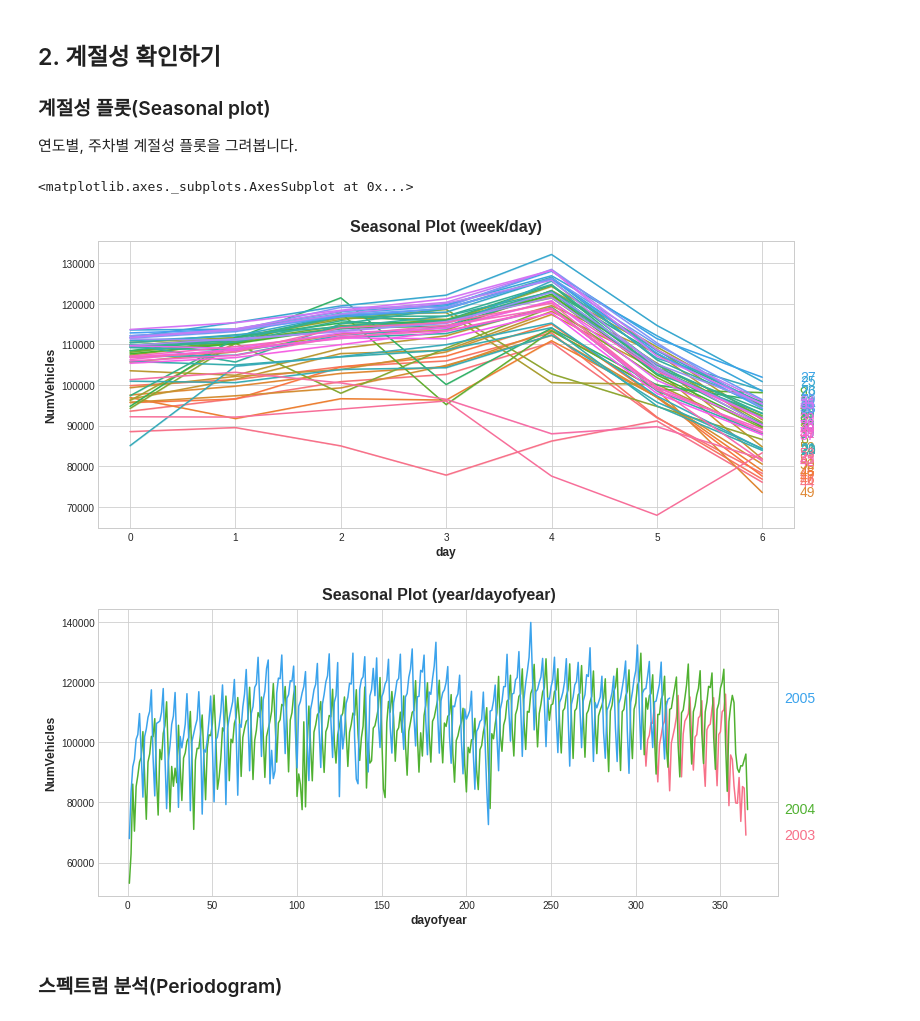
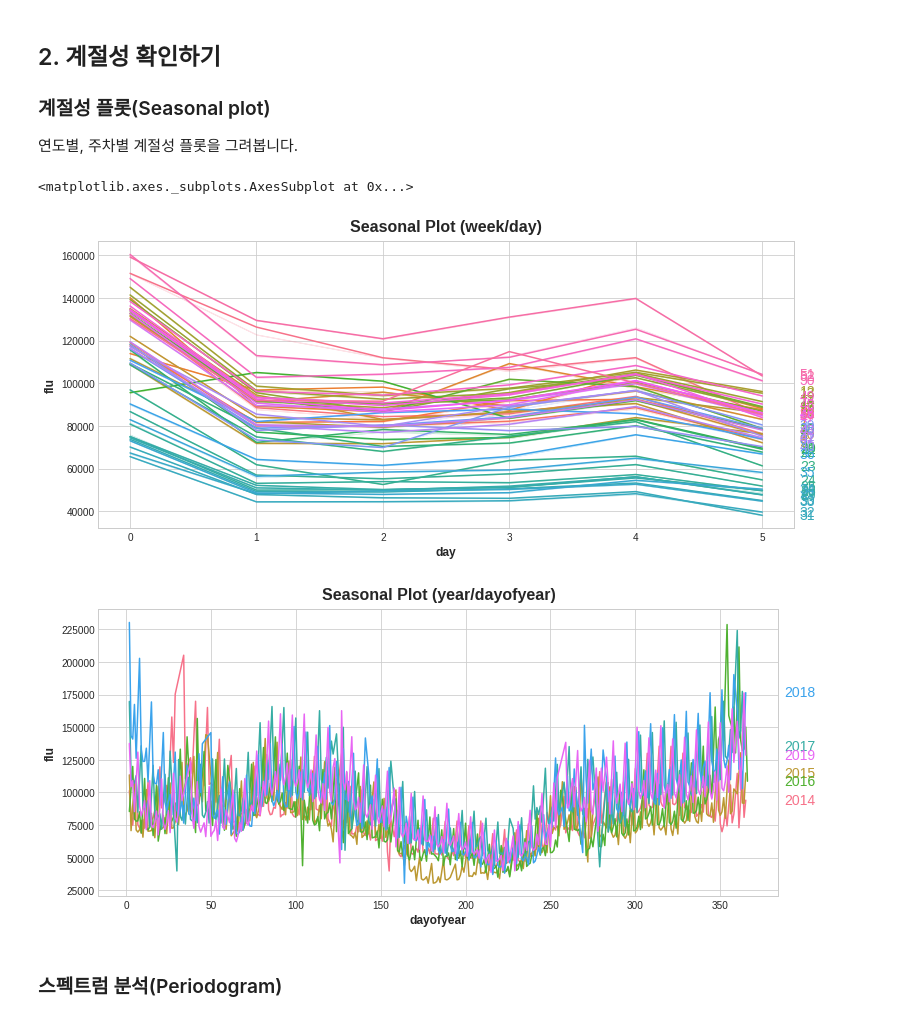
Before and after one commit to zzhining/public_data_analysis, a Jupyter notebook: w14_time_series_data_analysis(1).ipynb, the cells around one changed output. Drawn from its saved outputs; the diff is of its cells as text; code cells hidden in the pictures.

```diff
--- a/w14_time_series_data_analysis(1).ipynb
+++ b/w14_time_series_data_analysis(1).ipynb
@@ -40,0 +82,4 @@ tunnel = tunnel.set_index("Day").to_period("D")
+# %%
+df11 = df.query("code in [11]")
+# %%
+df11.drop(['code'], axis=1, inplace=True)
@@ -46,0 +109,2 @@ tunnel.plot(style=".")
+# %%
+df11 = df11[df11.index < '2020-1-1']
@@ -46,0 +118,3 @@ tunnel.plot(style=".")
+# %%
+df11 = df11[df11.flu > 30000]
+df11.plot(style=".")
@@ -51,22 +128,22 @@ tunnel.plot(style=".")
 
 연도별, 주차별 계절성 플롯을 그려봅니다.
 # %%
-X = tunnel.copy()
+X = df11.copy()
 
 # 주차별 계절성 플롯
 X["day"] = X.index.dayofweek  # 요일
 X["week"] = X.index.week  # 주
-util.seasonal_plot(X, y="NumVehicles", period="week", freq="day")
+util.seasonal_plot(X, y="flu", period="week", freq="day")
 # %% [output]
 <matplotlib.axes._subplots.AxesSubplot at 0x...>
-[figure, old version]
+[figure, new version]
 # %%
 # 연도별 계절성 플롯
 X["dayofyear"] = X.index.dayofyear # 연도의 시작일을 기준으로 며칠이 지났는지 설정
 X["year"] = X.index.year # 연도
-util.seasonal_plot(X, y="NumVehicles", period="year", freq="dayofyear");
+util.seasonal_plot(X, y="flu", period="year", freq="dayofyear");
 # %% [output]
-[figure, old version]
+[figure, new version]
 # %% [markdown]
 ###  스펙트럼 분석(Periodogram)
 # %%
```
Also changed, not shown: parts of 46 cells of this notebook.
